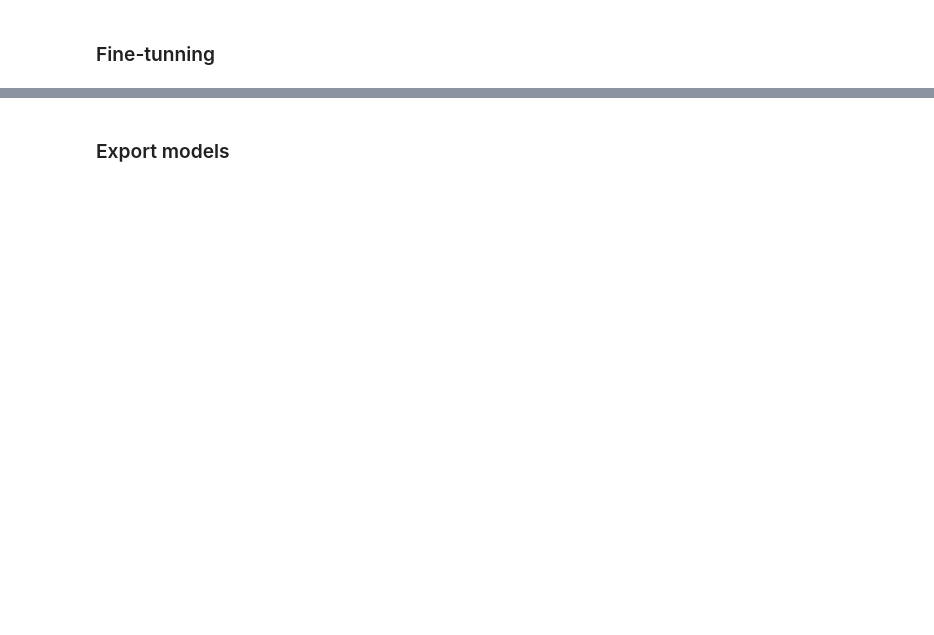
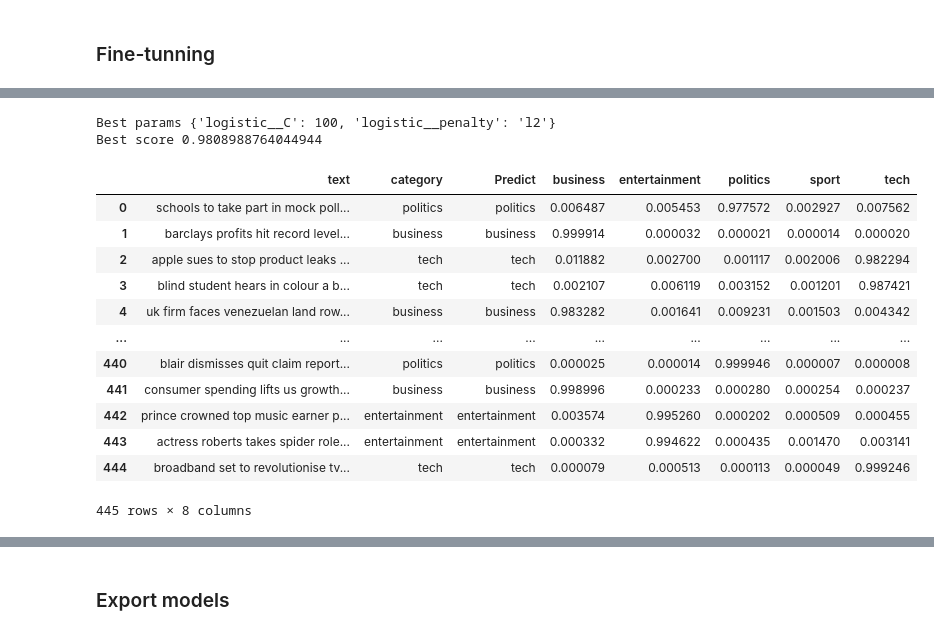
Before and after one commit to theanhvu1998/VuTheAnh_Assignment, a Jupyter notebook: Copy_of_Weekly_Project_BBC_Articles.ipynb, the cells around one changed output, grey strips where cells are left out. Saved outputs shown, nothing was run; the diff lists cells and outputs as text; code cells hidden in the pictures; blank space fills up the shorter version.

```diff
--- a/Copy_of_Weekly_Project_BBC_Articles.ipynb
+++ b/Copy_of_Weekly_Project_BBC_Articles.ipynb
@@ -208,3 +223,14 @@ entertainment       1.00      0.97      0.99        80
  weighted avg       0.98      0.98      0.98       445
 # %% [markdown]
 ### Fine-tunning
+# %%
+from sklearn.model_selection import GridSearchCV
+parameters = {'logistic__C': [0.001, 0.01, 0.1, 1, 10, 100, 1000],
+              'logistic__penalty':['l2', 'l1', 'elasticnet']}
+
+gridsearch_models = GridSearchCV(pipeline,
+                                 parameters,
+                                 scoring='accuracy',
+                                 cv=5, n_jobs=-1)
+
+gridsearch_models.fit(train["text"], train["category"])
@@ -210,0 +255,29 @@ entertainment       1.00      0.97      0.99        80
+# %%
+print('Best params', gridsearch_models.best_params_)
+print('Best score', gridsearch_models.best_score_)
+# %% [output]
+Best params {'logistic__C': 100, 'logistic__penalty': 'l2'}
+Best score 0.9808988764044944
+# %%
+best_model = gridsearch_models.best_estimator_
+# %%
+p_predict = best_model.predict_proba(test["text"])
+f_predict = best_model.predict(test["text"])
+p_predict = pd.DataFrame(p_predict).reindex().rename(columns={0: "business",1: "entertainment",2: "politics",3: "sport",4: "tech"}, errors="raise")
+f_predict = pd.DataFrame(f_predict).rename(columns={0: "Predict"}, errors="raise")
+predict = pd.concat([test["text"].reset_index(), test["category"].reset_index(),f_predict.reindex(),p_predict], axis=1)
+predict.drop("index", axis=1)
+# %% [output]
+|  | text | category | Predict | business | entertainment | politics | sport | tech |
+| 0 | schools to take part in mock poll... | politics | politics | 0.006487 | 0.005453 | 0.977572 | 0.002927 | 0.007562 |
+| 1 | barclays profits hit record level... | business | business | 0.999914 | 0.000032 | 0.000021 | 0.000014 | 0.000020 |
+| 2 | apple sues to stop product leaks ... | tech | tech | 0.011882 | 0.002700 | 0.001117 | 0.002006 | 0.982294 |
+| 3 | blind student hears in colour a b... | tech | tech | 0.002107 | 0.006119 | 0.003152 | 0.001201 | 0.987421 |
+| 4 | uk firm faces venezuelan land row... | business | business | 0.983282 | 0.001641 | 0.009231 | 0.001503 | 0.004342 |
+| ... | ... | ... | ... | ... | ... | ... | ... | ... |
+| 440 | blair dismisses quit claim report... | politics | politics | 0.000025 | 0.000014 | 0.999946 | 0.000007 | 0.000008 |
+| 441 | consumer spending lifts us growth... | business | business | 0.998996 | 0.000233 | 0.000280 | 0.000254 | 0.000237 |
+| 442 | prince crowned top music earner p... | entertainment | entertainment | 0.003574 | 0.995260 | 0.000202 | 0.000509 | 0.000455 |
+| 443 | actress roberts takes spider role... | entertainment | entertainment | 0.000332 | 0.994622 | 0.000435 | 0.001470 | 0.003141 |
+| 444 | broadband set to revolutionise tv... | tech | tech | 0.000079 | 0.000513 | 0.000113 | 0.000049 | 0.999246 |
+445 rows × 8 columns
```
Also changed, not shown: parts of 10 cells of this notebook.
